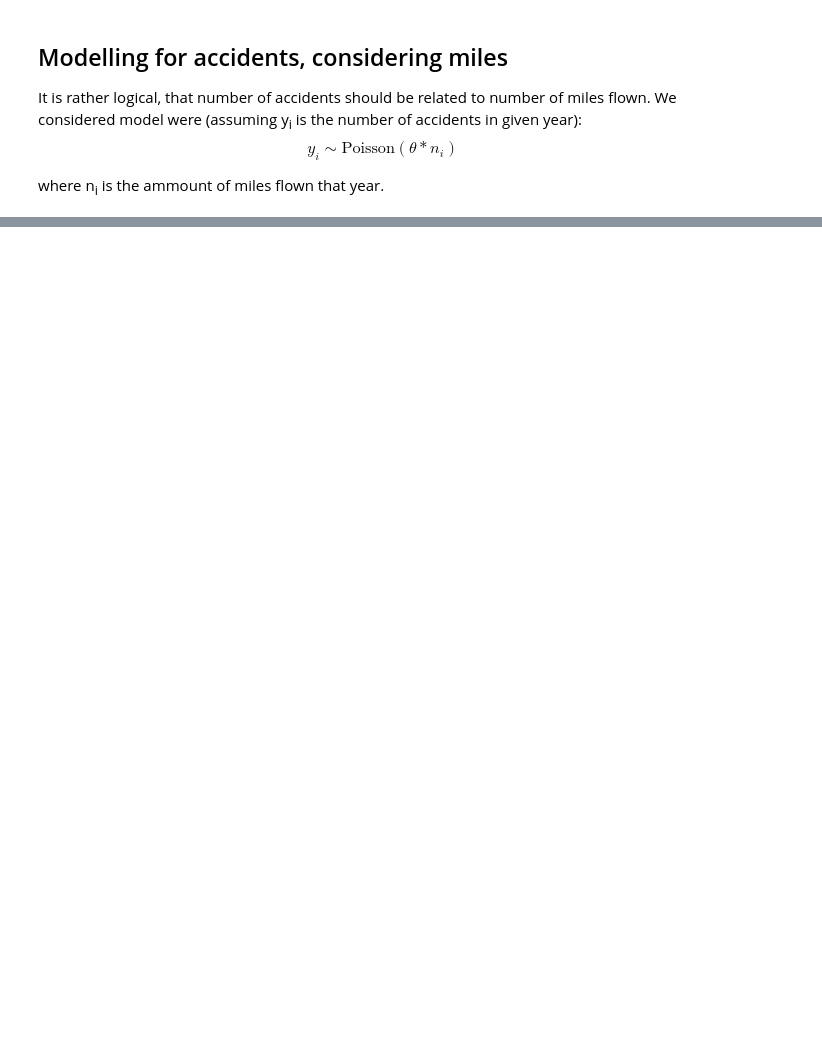
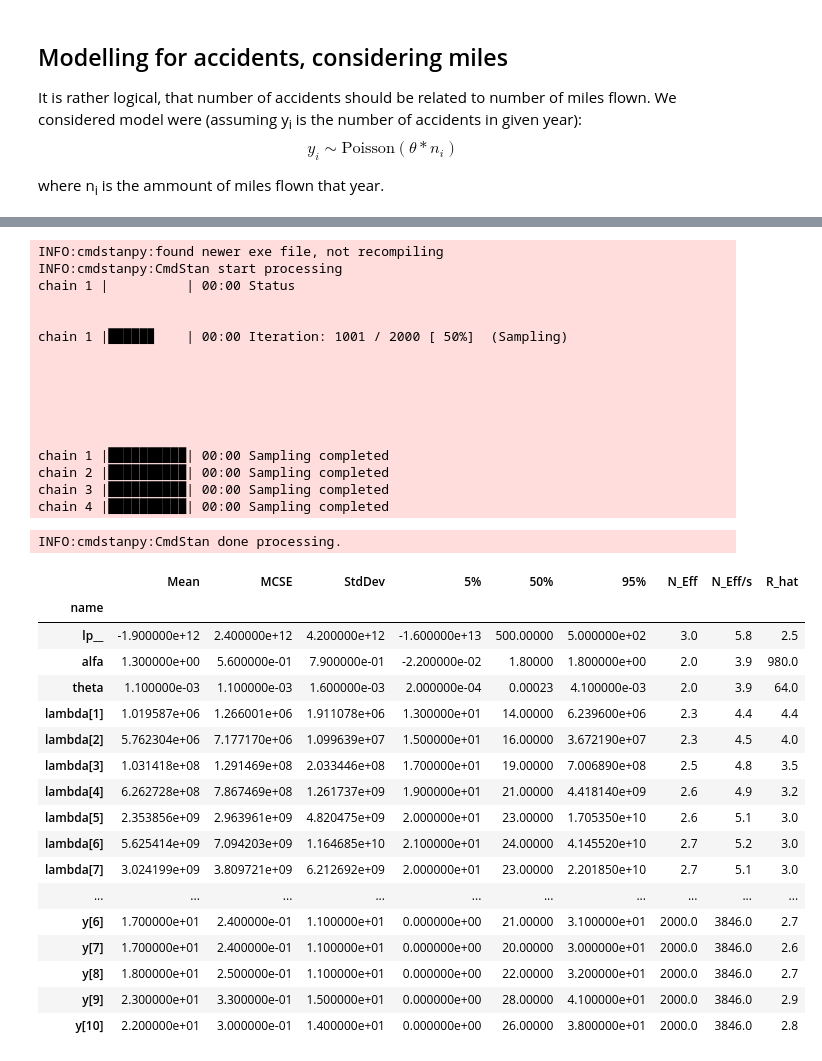
Before and after one commit to DanieloSendi/LaboratoryClasses_Data_Analitycs, a Jupyter notebook: Lab_5_Using_link_functions_to_create_GLM/Lab_5_Using_link_functions_to_create_GLM.ipynb, the cells around one changed output, grey strips where cells are left out. Saved outputs shown, nothing was run; the diff lists cells and outputs as text; code cells hidden in the pictures; blank space fills up the shorter version.

```diff
--- a/Lab_5_Using_link_functions_to_create_GLM/Lab_5_Using_link_functions_to_create_GLM.ipynb
+++ b/Lab_5_Using_link_functions_to_create_GLM/Lab_5_Using_link_functions_to_create_GLM.ipynb
@@ -55,0 +121,42 @@ where n<sub>i</sub> is the ammount of miles flown that year.
+# %%
+model_fit=CmdStanModel(stan_file='airline_FA_fit.stan')
+fit = model_fit.sample(data=dict(N=len(data),
+                       Miles_flown=data["Miles flown [100 mln miles]"].values,
+                       accidents=data["Fatal accidents"]))
+fit.summary()
+# %% [output]
+INFO:cmdstanpy:found newer exe file, not recompiling
+INFO:cmdstanpy:CmdStan start processing
+chain 1 |          | 00:00 Status
+
+
+chain 1 |█████▉    | 00:00 Iteration: 1001 / 2000 [ 50%]  (Sampling)
+
+
+
+
+
+
+chain 1 |██████████| 00:00 Sampling completed
+chain 2 |██████████| 00:00 Sampling completed
+chain 3 |██████████| 00:00 Sampling completed
+chain 4 |██████████| 00:00 Sampling completed
+INFO:cmdstanpy:CmdStan done processing.
+|  | Mean | MCSE | StdDev | 5% | 50% | 95% | N_Eff | N_Eff/s | R_hat |
+| name |  |  |  |  |  |  |  |  |  |
+| lp__ | -1.900000e+12 | 2.400000e+12 | 4.200000e+12 | -1.600000e+13 | 500.00000 | 5.000000e+02 | 3.0 | 5.8 | 2.5 |
+| alfa | 1.300000e+00 | 5.600000e-01 | 7.900000e-01 | -2.200000e-02 | 1.80000 | 1.800000e+00 | 2.0 | 3.9 | 980.0 |
+| theta | 1.100000e-03 | 1.100000e-03 | 1.600000e-03 | 2.000000e-04 | 0.00023 | 4.100000e-03 | 2.0 | 3.9 | 64.0 |
+| lambda[1] | 1.019587e+06 | 1.266001e+06 | 1.911078e+06 | 1.300000e+01 | 14.00000 | 6.239600e+06 | 2.3 | 4.4 | 4.4 |
+| lambda[2] | 5.762304e+06 | 7.177170e+06 | 1.099639e+07 | 1.500000e+01 | 16.00000 | 3.672190e+07 | 2.3 | 4.5 | 4.0 |
+| lambda[3] | 1.031418e+08 | 1.291469e+08 | 2.033446e+08 | 1.700000e+01 | 19.00000 | 7.006890e+08 | 2.5 | 4.8 | 3.5 |
+| lambda[4] | 6.262728e+08 | 7.867469e+08 | 1.261737e+09 | 1.900000e+01 | 21.00000 | 4.418140e+09 | 2.6 | 4.9 | 3.2 |
+| lambda[5] | 2.353856e+09 | 2.963961e+09 | 4.820475e+09 | 2.000000e+01 | 23.00000 | 1.705350e+10 | 2.6 | 5.1 | 3.0 |
+| lambda[6] | 5.625414e+09 | 7.094203e+09 | 1.164685e+10 | 2.100000e+01 | 24.00000 | 4.145520e+10 | 2.7 | 5.2 | 3.0 |
+| lambda[7] | 3.024199e+09 | 3.809721e+09 | 6.212692e+09 | 2.000000e+01 | 23.00000 | 2.201850e+10 | 2.7 | 5.1 | 3.0 |
+| ... | ... | ... | ... | ... | ... | ... | ... | ... | ... |
+| y[6] | 1.700000e+01 | 2.400000e-01 | 1.100000e+01 | 0.000000e+00 | 21.00000 | 3.100000e+01 | 2000.0 | 3846.0 | 2.7 |
+| y[7] | 1.700000e+01 | 2.400000e-01 | 1.100000e+01 | 0.000000e+00 | 20.00000 | 3.000000e+01 | 2000.0 | 3846.0 | 2.6 |
+| y[8] | 1.800000e+01 | 2.500000e-01 | 1.100000e+01 | 0.000000e+00 | 22.00000 | 3.200000e+01 | 2000.0 | 3846.0 | 2.7 |
+| y[9] | 2.300000e+01 | 3.300000e-01 | 1.500000e+01 | 0.000000e+00 | 28.00000 | 4.100000e+01 | 2000.0 | 3846.0 | 2.9 |
+| y[10] | 2.200000e+01 | 3.000000e-01 | 1.400000e+01 | 0.000000e+00 | 26.00000 | 3.800000e+01 | 2000.0 | 3846.0 | 2.8 |
```
Also changed, not shown: parts of 8 cells of this notebook, 3 other files.
